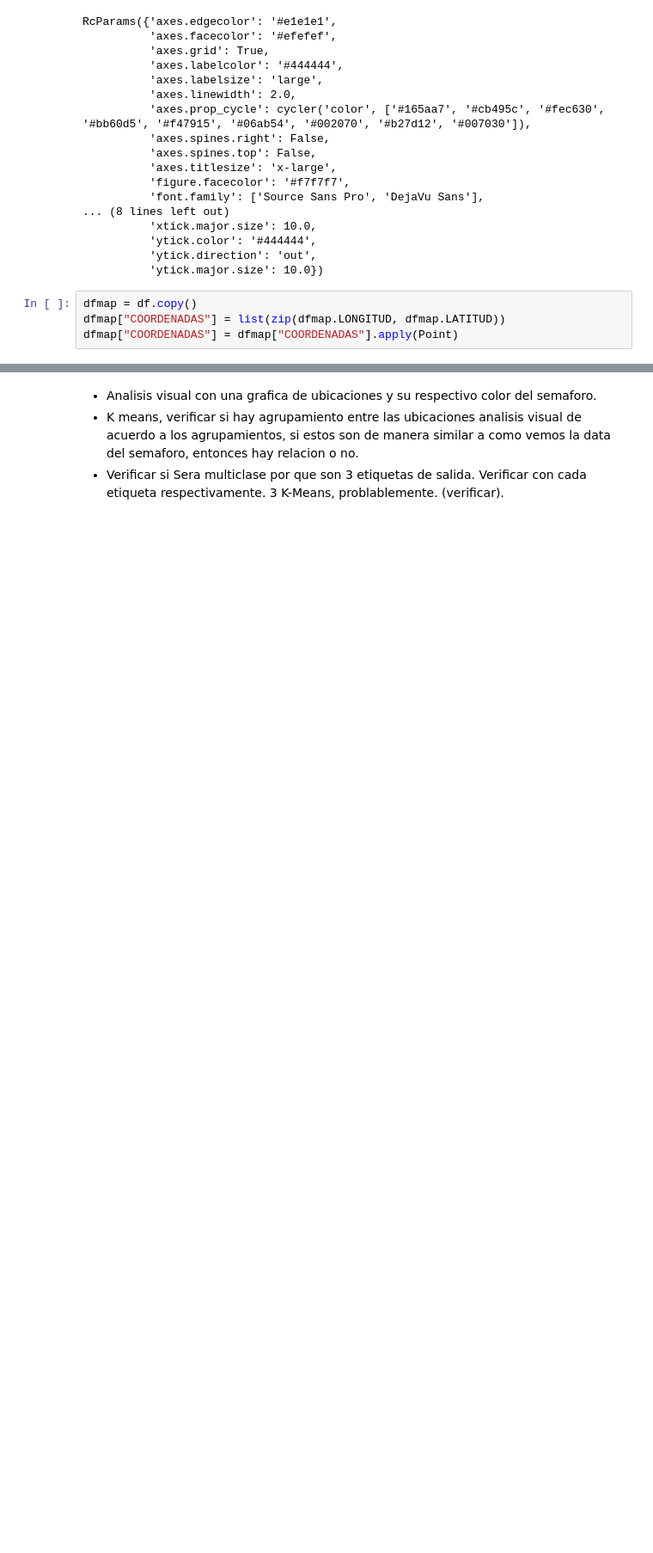
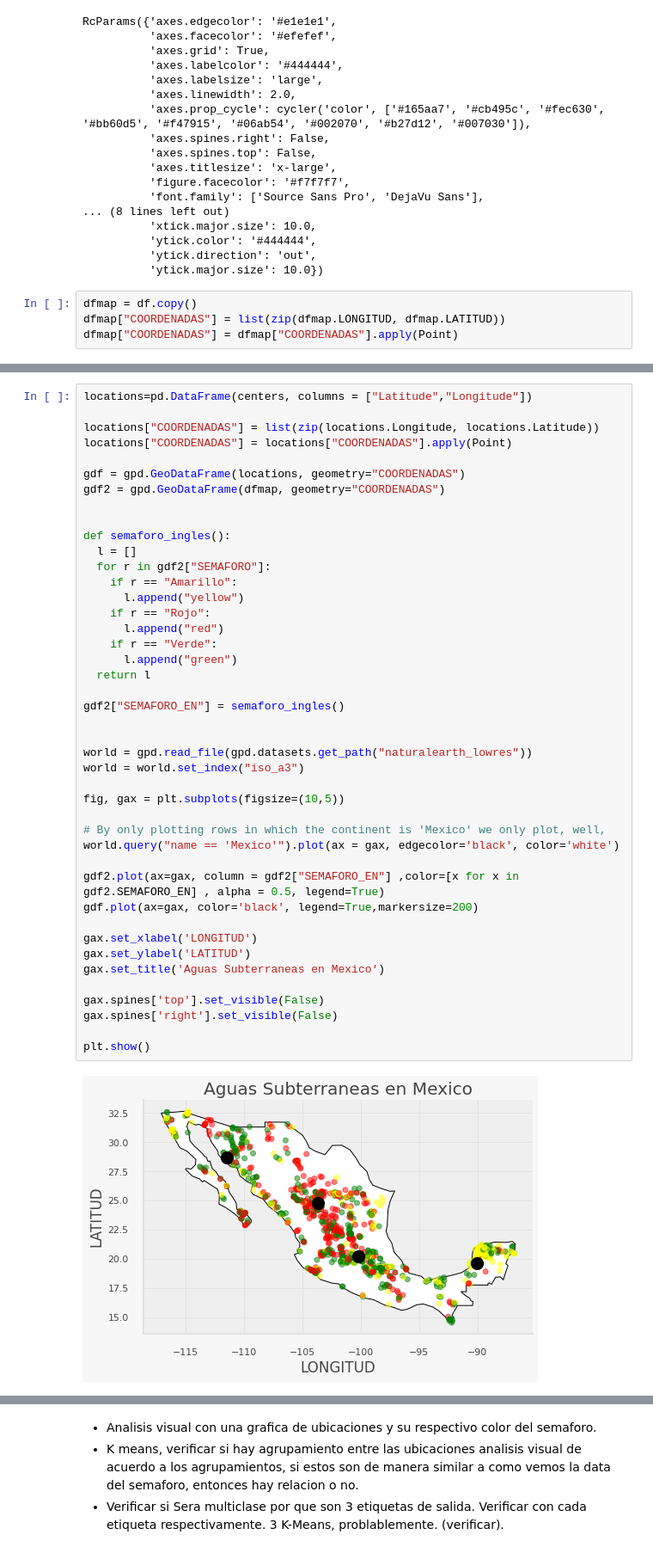
Before and after one commit to PosgradoMNA/actividades-del-projecto-equipo-48, a Jupyter notebook: Reto/Entrega1/Reto_Entrega_1.ipynb, the cells around one changed output, grey strips where cells are left out. Shown at 86% size. Cells and saved outputs as stored; diff of their text form; blank space fills up the shorter version.

```diff
--- a/Reto/Entrega1/Reto_Entrega_1.ipynb
+++ b/Reto/Entrega1/Reto_Entrega_1.ipynb
@@ -423,0 +468,45 @@ Name: SEMAFORO, Length: 1068, dtype: object>
+# %%
+locations=pd.DataFrame(centers, columns = ["Latitude","Longitude"])
+
+locations["COORDENADAS"] = list(zip(locations.Longitude, locations.Latitude))
+locations["COORDENADAS"] = locations["COORDENADAS"].apply(Point)
+
+gdf = gpd.GeoDataFrame(locations, geometry="COORDENADAS")
+gdf2 = gpd.GeoDataFrame(dfmap, geometry="COORDENADAS")
+
+
+def semaforo_ingles():
+  l = []
+  for r in gdf2["SEMAFORO"]:
+    if r == "Amarillo":
+      l.append("yellow")
+    if r == "Rojo":
+      l.append("red")
+    if r == "Verde":
+      l.append("green")
+  return l
+
+gdf2["SEMAFORO_EN"] = semaforo_ingles()
+
+
+world = gpd.read_file(gpd.datasets.get_path("naturalearth_lowres"))
+world = world.set_index("iso_a3")
+
+fig, gax = plt.subplots(figsize=(10,5))
+
+# By only plotting rows in which the continent is 'Mexico' we only plot, well,
+world.query("name == 'Mexico'").plot(ax = gax, edgecolor='black', color='white')
+
+gdf2.plot(ax=gax, column = gdf2["SEMAFORO_EN"] ,color=[x for x in gdf2.SEMAFORO_EN] , alpha = 0.5, legend=True)
+gdf.plot(ax=gax, color='black', legend=True,markersize=200)
+
+gax.set_xlabel('LONGITUD')
+gax.set_ylabel('LATITUD')
+gax.set_title('Aguas Subterraneas en Mexico')
+
+gax.spines['top'].set_visible(False)
+gax.spines['right'].set_visible(False)
+
+plt.show()
+# %% [output]
+[figure, added]
```
Also changed, not shown: parts of 25 cells of this notebook.
